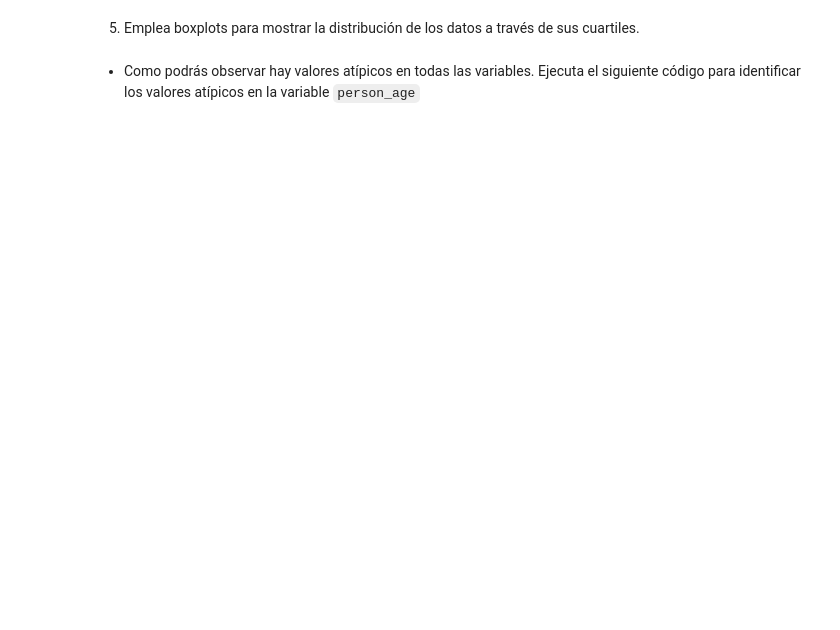
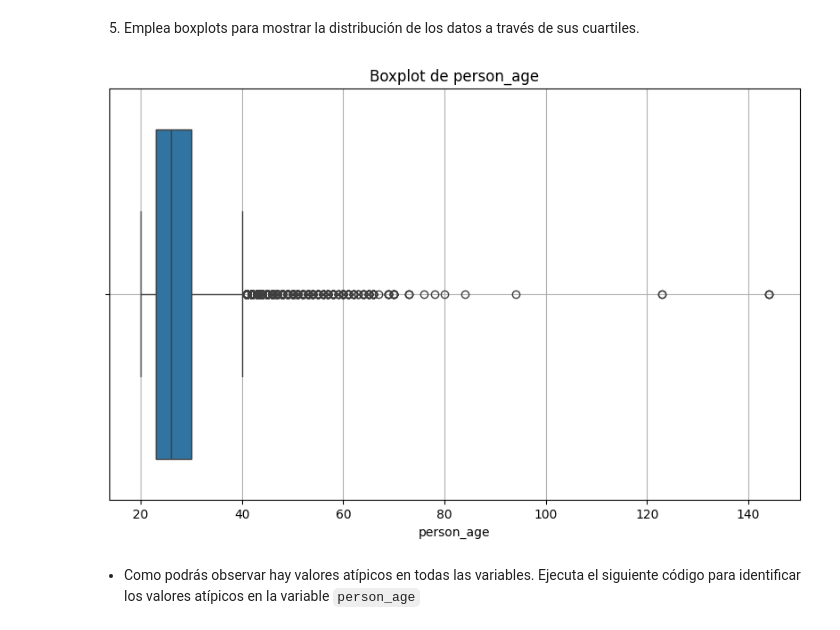
Before and after one commit to Shmaden/A01411206, a Jupyter notebook: Actividad4EDA.ipynb, the cells around one changed output. Saved outputs shown, nothing was run; the diff lists cells and outputs as text; code cells hidden in the pictures; blank space fills up the shorter version.

```diff
--- a/Actividad4EDA.ipynb
+++ b/Actividad4EDA.ipynb
@@ -69,5 +122,16 @@ df
 # %% [markdown]
 5. Emplea boxplots para mostrar la distribución de los datos a través de sus cuartiles.
+# %%
+for column in ['person_age', 'loan_in_rate']:
+    if column in df.columns:
+        plt.figure(figsize=(10, 6))
+        sns.boxplot(x=df[column])
+        plt.title(f'Boxplot de {column}')
+        plt.xlabel(column)
+        plt.grid(True)
+        plt.show()
+# %% [output]
+[figure, added]
 # %% [markdown]
 *   Como podrás observar hay valores atípicos en todas las variables. Ejecuta el siguiente código para identificar los valores atípicos en la variable `person_age`
 # %%
```
Also changed, not shown: parts of 10 cells of this notebook.
